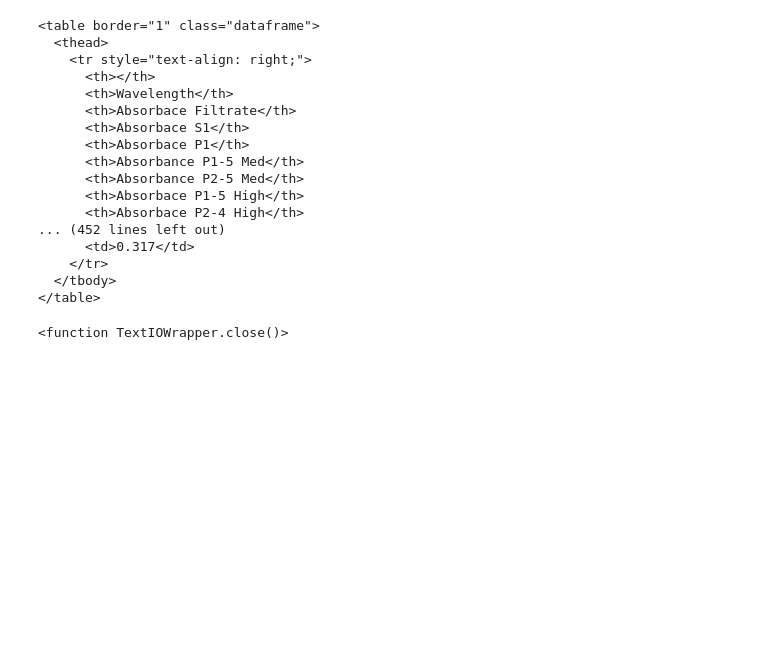
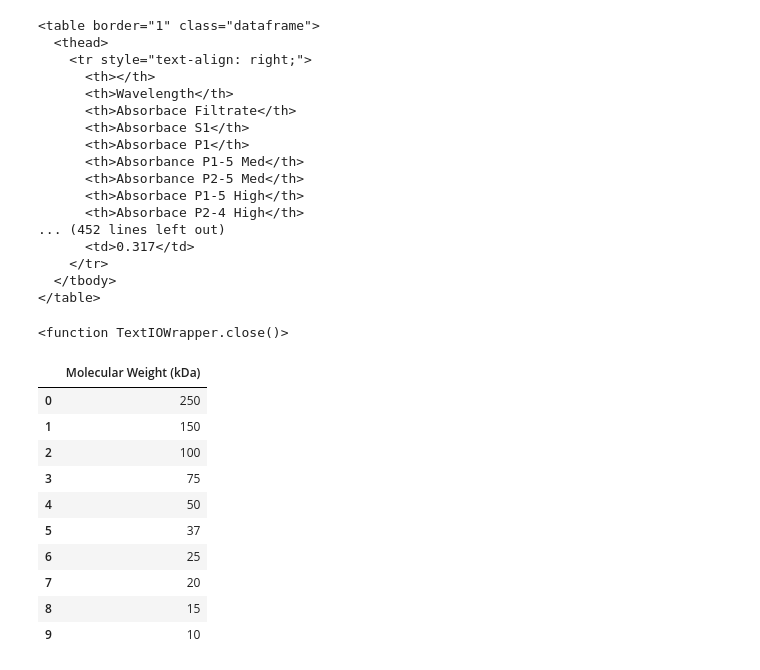
Before and after one commit to cc-christin/mcb-protein_isolation, a Jupyter notebook: specta_data.ipynb, the cells around one changed output. Saved outputs shown, nothing was run; the diff lists cells and outputs as text; code cells hidden in the pictures; blank space fills up the shorter version.

```diff
--- a/specta_data.ipynb
+++ b/specta_data.ipynb
@@ -230,0 +239,16 @@ file.close
+# %%
+markers_df = pd.DataFrame(markers)
+markers_df = markers_df.rename(columns={markers_df.columns[0]: "Molecular Weight (kDa)"})
+markers_df
+# %% [output]
+|  | Molecular Weight (kDa) |
+| 0 | 250 |
+| 1 | 150 |
+| 2 | 100 |
+| 3 | 75 |
+| 4 | 50 |
+| 5 | 37 |
+| 6 | 25 |
+| 7 | 20 |
+| 8 | 15 |
+| 9 | 10 |
```
Also changed, not shown: parts of 18 cells of this notebook, 4 other files.
